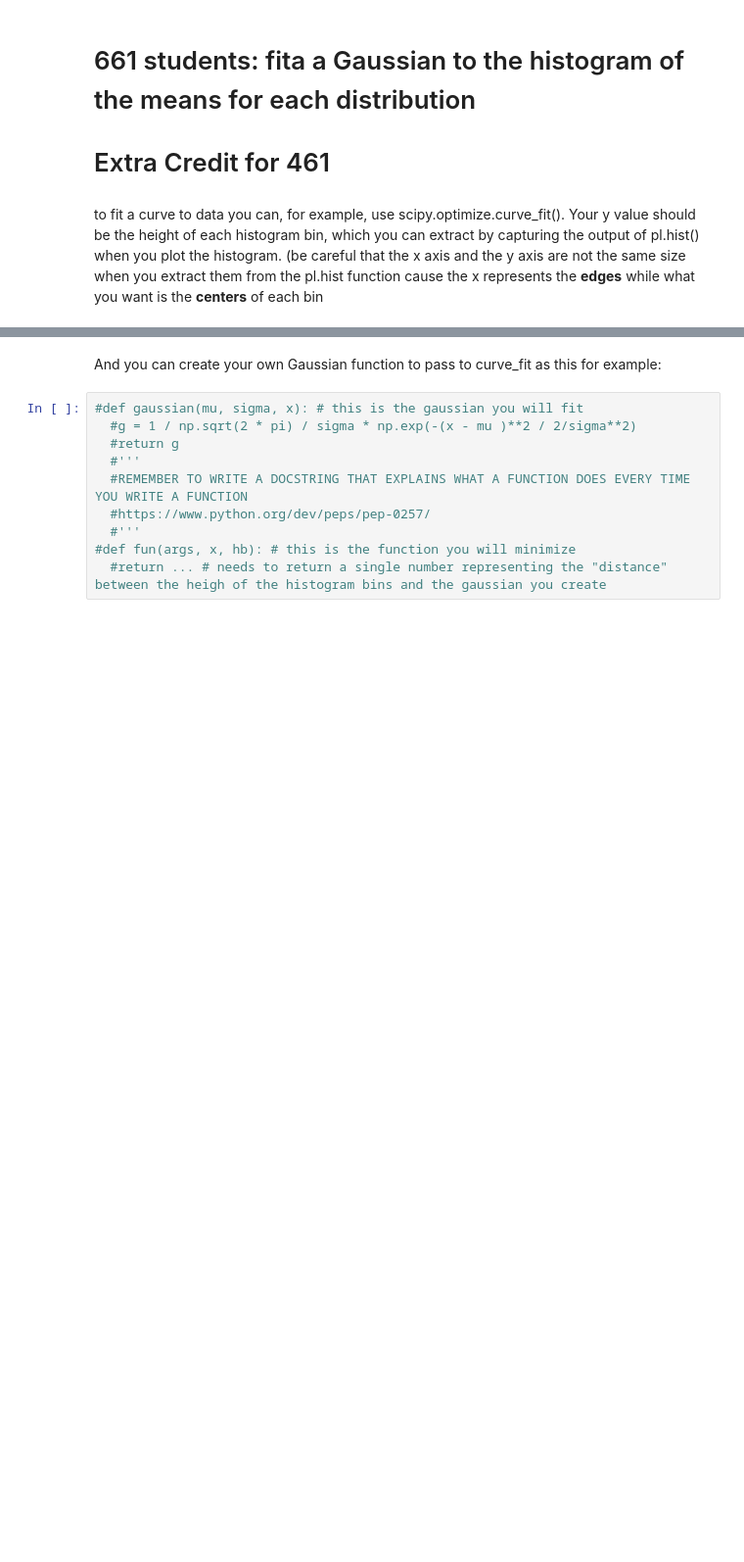
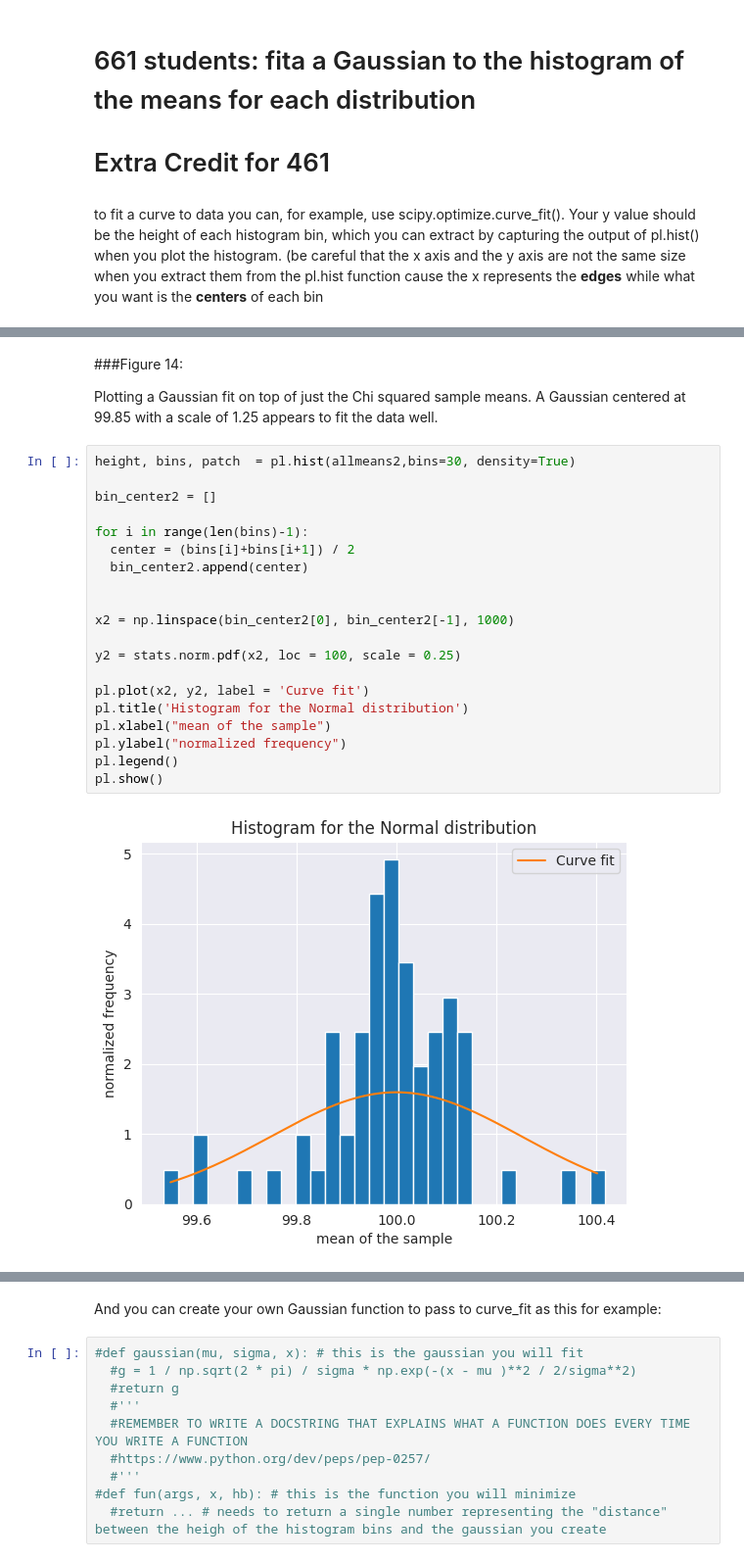
Before and after one commit to szsavery/DSPS_SSavery, a Jupyter notebook: HW2/CentralLimitTheorem_Savery.ipynb, the cells around one changed output, grey strips where cells are left out. Shown: that part at 98% size. Cells and saved outputs as stored; diff of their text form; blank space fills up the shorter version.

```diff
--- a/HW2/CentralLimitTheorem_Savery.ipynb
+++ b/HW2/CentralLimitTheorem_Savery.ipynb
@@ -453,0 +459,26 @@ print(bin_centers)
+# %% [markdown]
+###Figure 14:
+
+Plotting a Gaussian fit on top of just the Chi squared sample means. A Gaussian centered at 99.85 with a scale of 1.25 appears to fit the data well.
+# %%
+height, bins, patch  = pl.hist(allmeans2,bins=30, density=True)
+
+bin_center2 = []
+
+for i in range(len(bins)-1):
+  center = (bins[i]+bins[i+1]) / 2
+  bin_center2.append(center)
+
+
+x2 = np.linspace(bin_center2[0], bin_center2[-1], 1000)
+
+y2 = stats.norm.pdf(x2, loc = 100, scale = 0.25)
+
+pl.plot(x2, y2, label = 'Curve fit')
+pl.title('Histogram for the Normal distribution')
+pl.xlabel("mean of the sample")
+pl.ylabel("normalized frequency")
+pl.legend()
+pl.show()
+# %% [output]
+[figure, added]
```
Also changed, not shown: parts of 13 cells of this notebook.
